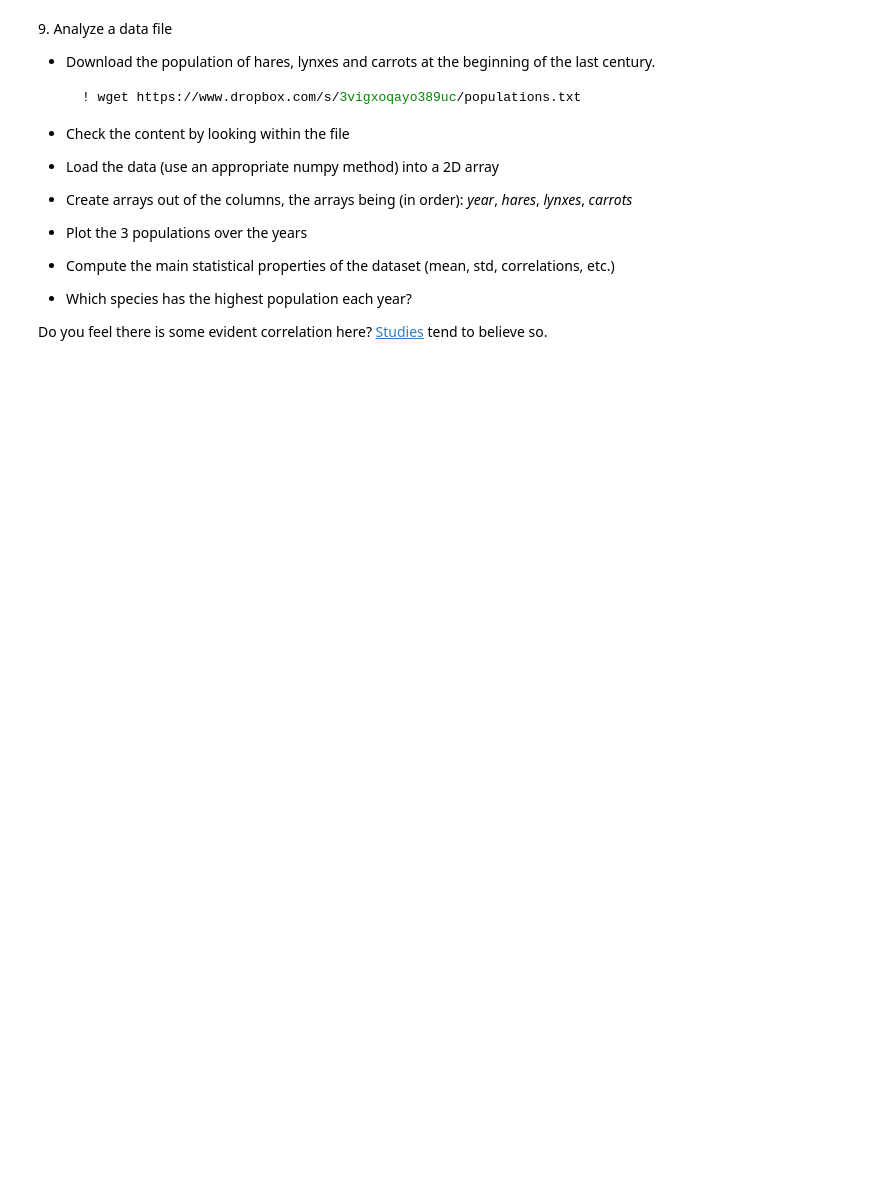
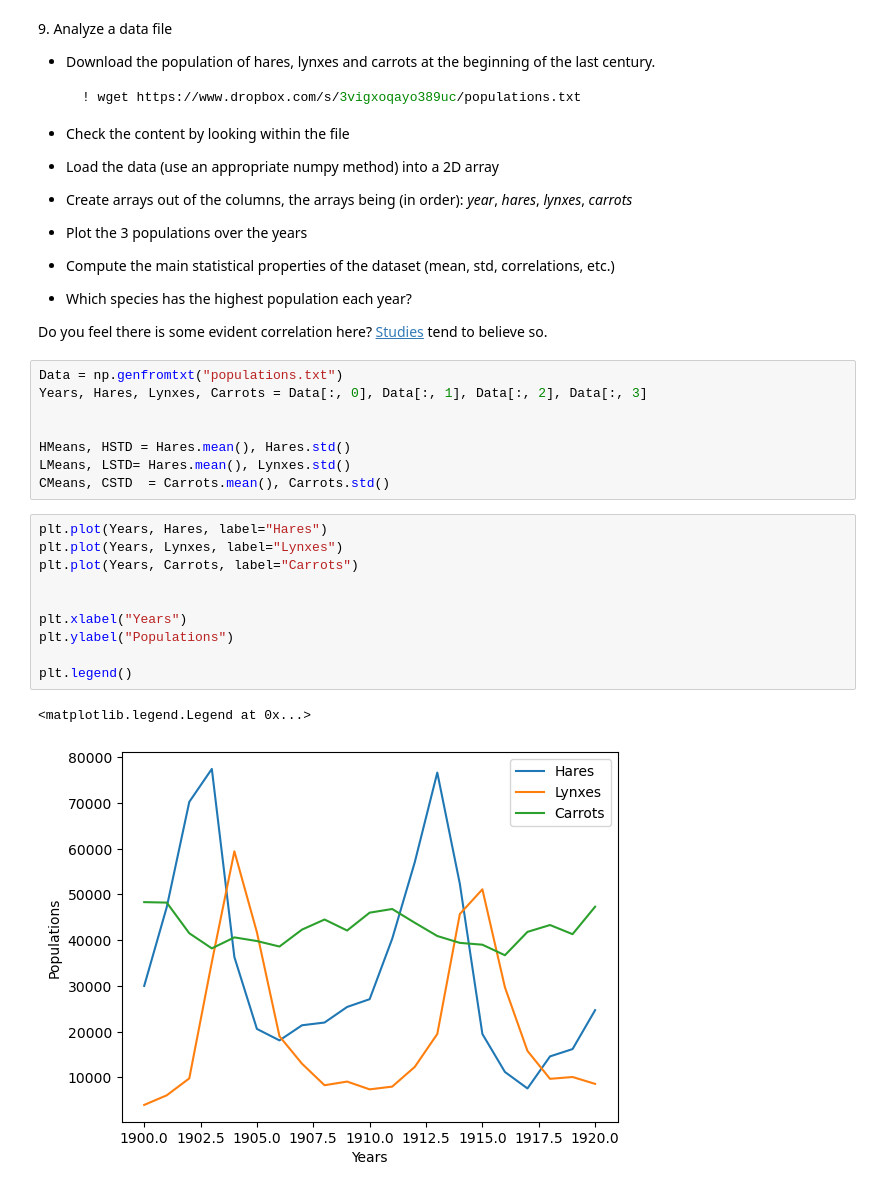
Before and after one commit to FrancescoLR02/LaboratoryOfComputationalPhysics_Y7, a Jupyter notebook: 04ex_Numpy.ipynb, the cells around one changed output. Drawn from its saved outputs; the diff is of its cells as text; blank space fills up the shorter version.

```diff
--- a/04ex_Numpy.ipynb
+++ b/04ex_Numpy.ipynb
@@ -226,3 +263,24 @@ Did you get what you expected?
   * Which species has the highest population each year?
 
 Do you feel there is some evident correlation here? [Studies](https://www.enr.gov.nt.ca/en/services/lynx/lynx-snowshoe-hare-cycle) tend to believe so.
+# %%
+Data = np.genfromtxt("populations.txt")
+Years, Hares, Lynxes, Carrots = Data[:, 0], Data[:, 1], Data[:, 2], Data[:, 3]
+
+
+HMeans, HSTD = Hares.mean(), Hares.std()
+LMeans, LSTD= Hares.mean(), Lynxes.std()
+CMeans, CSTD  = Carrots.mean(), Carrots.std()
+# %%
+plt.plot(Years, Hares, label="Hares")
+plt.plot(Years, Lynxes, label="Lynxes")
+plt.plot(Years, Carrots, label="Carrots")
+
+
+plt.xlabel("Years")
+plt.ylabel("Populations")
+
+plt.legend()
+# %% [output]
+<matplotlib.legend.Legend at 0x...>
+[figure, added]
```
Also changed, not shown: parts of 3 cells of this notebook.
